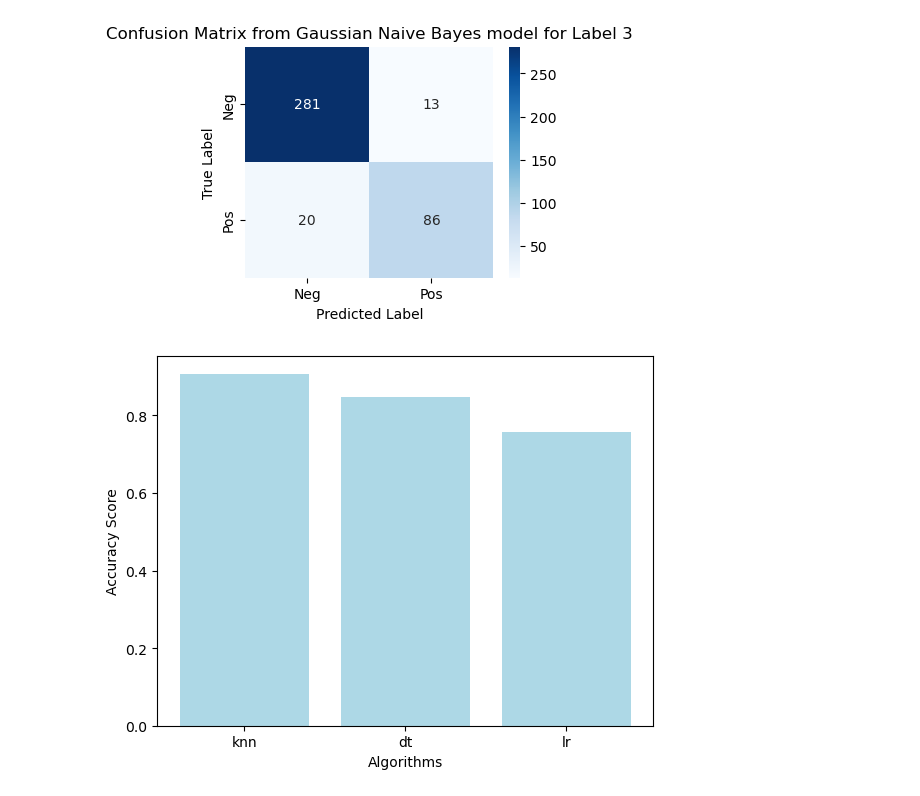
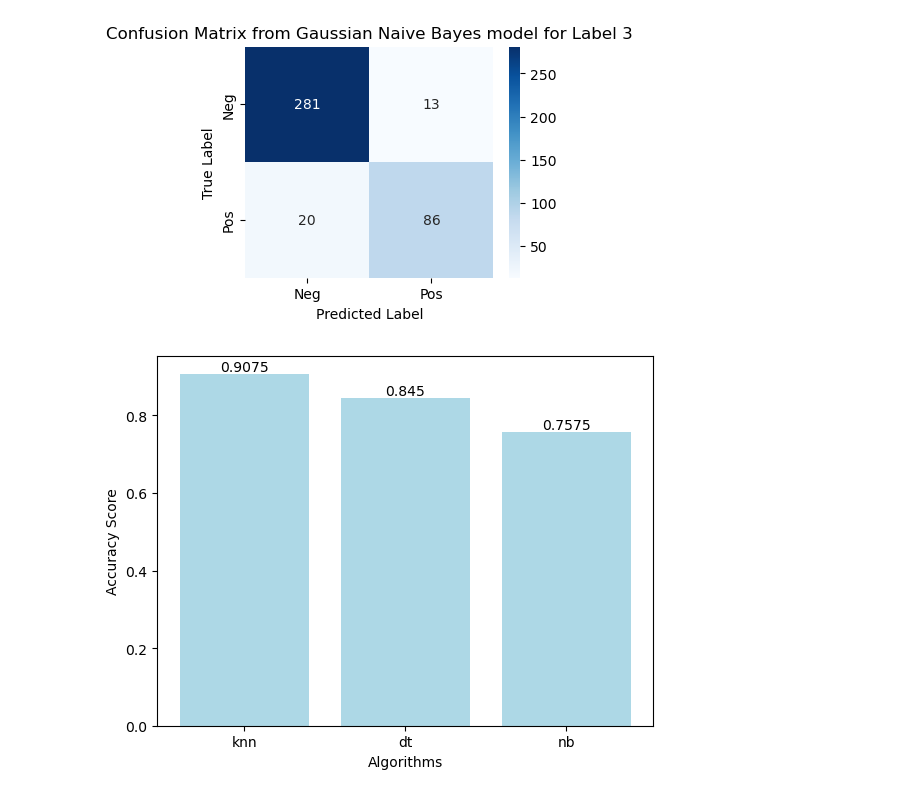
Before and after one commit to revze/smartphone-price-classification, a Jupyter notebook: projectuas.ipynb, the cells around one changed output. Drawn from its saved outputs; the diff is of its cells as text; code cells hidden in the pictures.

```diff
--- a/projectuas.ipynb
+++ b/projectuas.ipynb
@@ -538,12 +538,14 @@ for label, cm in confusion_matrices.items():
 [figure]
 [figure]
 # %%
-ac
-plt.bar(x=['knn', 'dt', 'lr'], height=[knn_ac, dt_ac, nb_ac], color='lightblue')
-for i, value in enumerate(n_cores_item_counts):
-    plt.text(i, value, "{} devices".format(value), ha='center', va='bottom')
+ac_values = [knn_ac, dt_ac, nb_ac]
+plt.bar(x=['knn', 'dt', 'nb'], height=ac_values, color='lightblue')
+
+for i, value in enumerate(ac_values):
+    plt.text(i, value, "{}".format(value), ha='center', va='bottom')
+
 plt.xlabel('Algorithms')
 plt.ylabel('Accuracy Score')
 plt.show()
 # %% [output]
-[figure, old version]
+[figure, new version]
```
Also changed, not shown: parts of 8 cells of this notebook.
